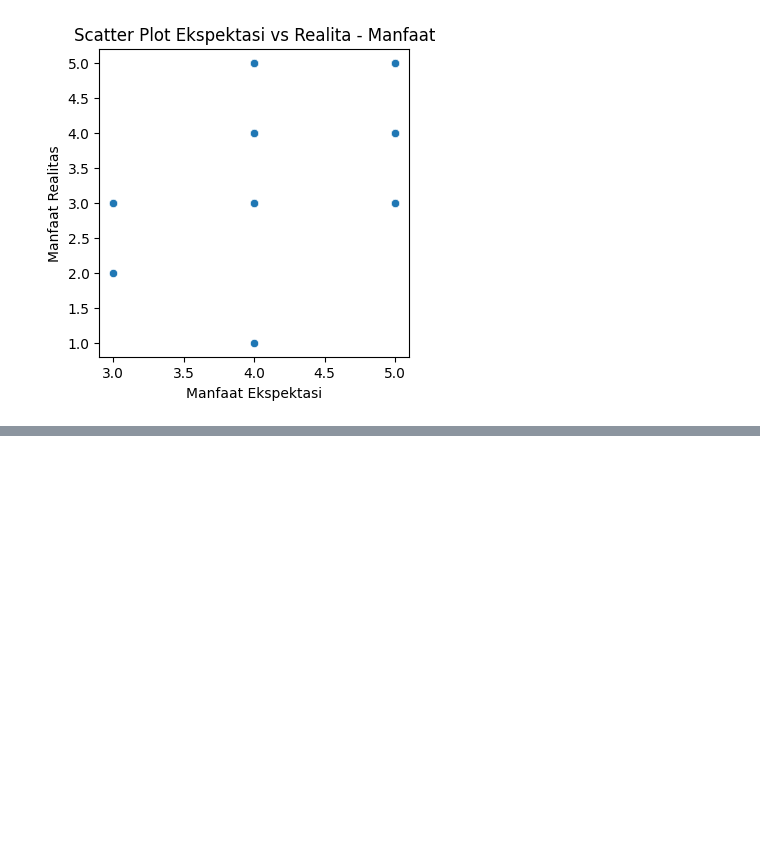
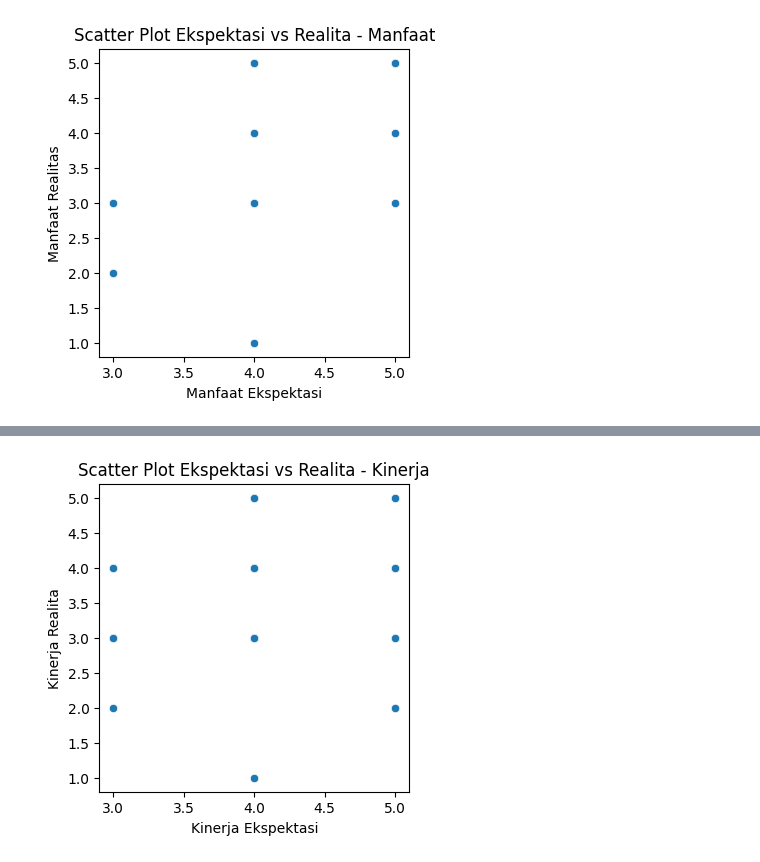
Before and after one commit to jjullll/My-Portfolio, a Jupyter notebook: Analisis_Komparatif_LDP_.ipynb, the cells around one changed output, grey strips where cells are left out. Saved outputs shown, nothing was run; the diff lists cells and outputs as text; code cells hidden in the pictures; blank space fills up the shorter version.

```diff
--- a/Analisis_Komparatif_LDP_.ipynb
+++ b/Analisis_Komparatif_LDP_.ipynb
@@ -84,0 +120,8 @@ plt.show()
+# %%
+# Scatter plot ekspektasi vs realita untuk Kinerja
+plt.figure(figsize=(4, 4))
+sns.scatterplot(x='Kinerja Ekspektasi', y='Kinerja Realita', data=data)
+plt.title('Scatter Plot Ekspektasi vs Realita - Kinerja')
+plt.show()
+# %% [output]
+[figure, added]
```
Also changed, not shown: parts of 2 cells of this notebook.
